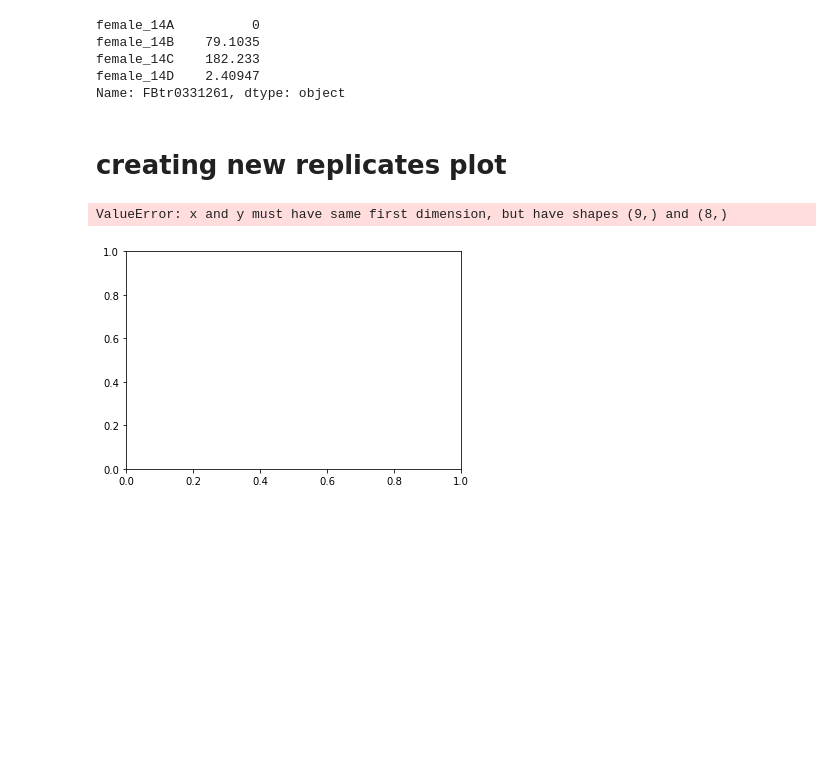
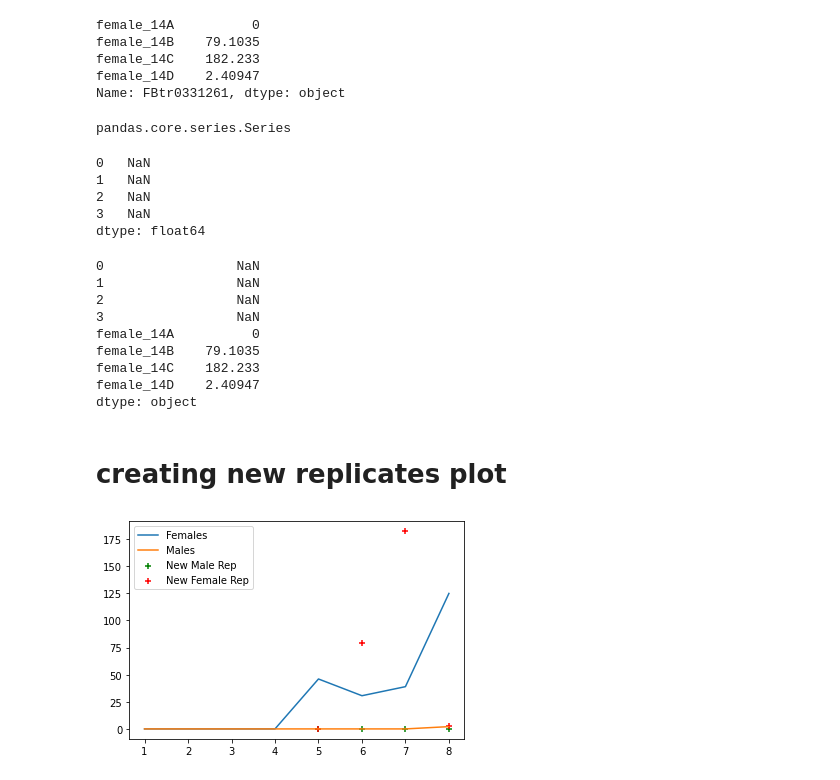
Before and after one commit to Hkhaira1/qbb2021-answers, a Jupyter notebook: day4-lunch/day4lunch.ipynb, the cells around one changed output. Saved outputs shown, nothing was run; the diff lists cells and outputs as text; code cells hidden in the pictures; blank space fills up the shorter version.

```diff
--- a/day4-lunch/day4lunch.ipynb
+++ b/day4-lunch/day4lunch.ipynb
@@ -234,0 +243,3 @@ Name: FBtr0331261, dtype: object
+# %%
+new3=new_males2.append(new_males)
+new3
@@ -241,18 +262,46 @@ female_14B    79.1035
 female_14C    182.233
 female_14D    2.40947
 Name: FBtr0331261, dtype: object
+# %%
+type(new_females)
+# %% [output]
+pandas.core.series.Series
+# %%
+#After seprating males and females replicates create empty values so that the list for the x-axis is equal
+new_females2=pd.Series([np.NaN,np.NaN,np.NaN,np.NaN])
+new_females2
+# %% [output]
+0   NaN
+1   NaN
+2   NaN
+3   NaN
+dtype: float64
+# %%
+new2=new_females2.append(new_females)
+new2
+# %% [output]
+0                 NaN
+1                 NaN
+2                 NaN
+3                 NaN
+female_14A          0
+female_14B    79.1035
+female_14C    182.233
+female_14D    2.40947
+dtype: object
 # %%
-M=[1,2,3,4,5,6,7,8,9]
+Rep=[1,2,3,4,5,6,7,8]
+#Rep2=Rep(range(1,8))
+#Rep2
 # %% [markdown]
 # creating new replicates plot
 # %%
 fig, ax=plt.subplots()
-ax.plot(M,x,label="Females")
-ax.plot(M,y,label="Males")
-ax.plot(M,new_males)
-ax.plot(M,new_females)
+ax.plot(Rep,x,label="Females")
+ax.plot(Rep,y,label="Males")
+ax.scatter(Rep,new3,marker='+', color='green', label= "New Male Rep")
+ax.scatter(Rep,new2,marker='+', color='red', label="New Female Rep")
 ax.legend()
 plt.show()
 # %% [output]
-ValueError: x and y must have same first dimension, but have shapes (9,) and (8,)
-[figure, old version]
+[figure, new version]
```
Also changed, not shown: parts of 3 cells of this notebook.
